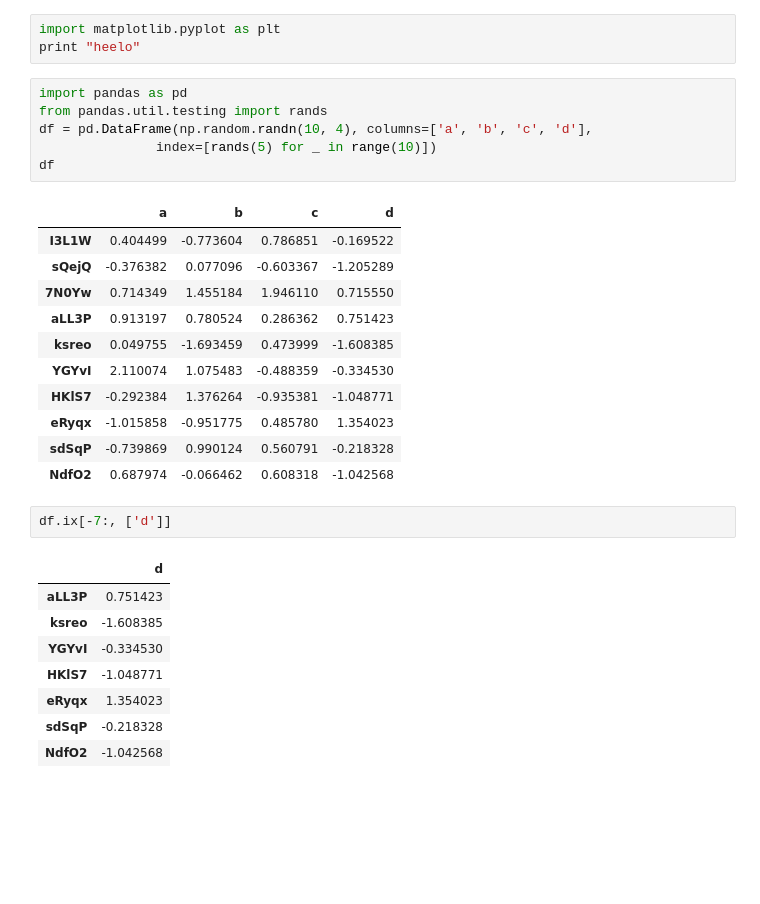
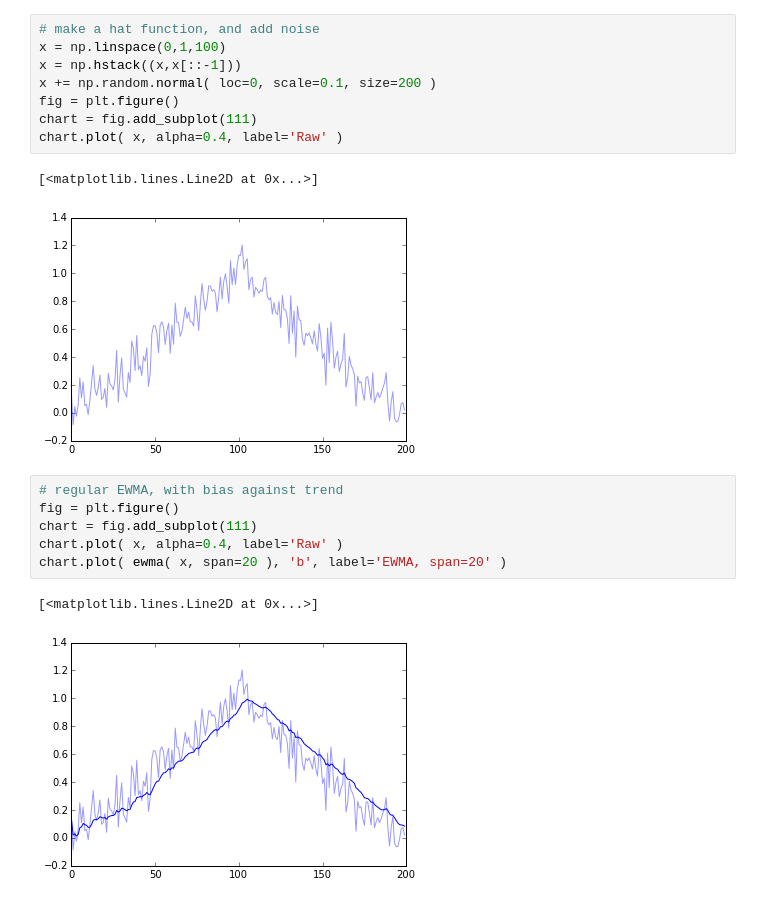
Before and after one commit to rhouck/gdp, a Jupyter notebook: tests.ipynb, the cells around one changed output. Saved outputs shown, nothing was run; the diff lists cells and outputs as text; blank space fills up the shorter version.

```diff
--- a/tests.ipynb
+++ b/tests.ipynb
@@ -637,32 +7,20 @@ Freq: H, dtype: float64
-# %%
-import matplotlib.pyplot as plt
-print "heelo"
-# %%
-import pandas as pd
-from pandas.util.testing import rands
-df = pd.DataFrame(np.random.randn(10, 4), columns=['a', 'b', 'c', 'd'],
-               index=[rands(5) for _ in range(10)])
-df
-# %% [output]
-|  | a | b | c | d |
-| I3L1W | 0.404499 | -0.773604 | 0.786851 | -0.169522 |
-| sQejQ | -0.376382 | 0.077096 | -0.603367 | -1.205289 |
-| 7N0Yw | 0.714349 | 1.455184 | 1.946110 | 0.715550 |
-| aLL3P | 0.913197 | 0.780524 | 0.286362 | 0.751423 |
-| ksreo | 0.049755 | -1.693459 | 0.473999 | -1.608385 |
-| YGYvI | 2.110074 | 1.075483 | -0.488359 | -0.334530 |
-| HKlS7 | -0.292384 | 1.376264 | -0.935381 | -1.048771 |
-| eRyqx | -1.015858 | -0.951775 | 0.485780 | 1.354023 |
-| sdSqP | -0.739869 | 0.990124 | 0.560791 | -0.218328 |
-| NdfO2 | 0.687974 | -0.066462 | 0.608318 | -1.042568 |
-# %%
-df.ix[-7:, ['d']]
-# %% [output]
-|  | d |
-| aLL3P | 0.751423 |
-| ksreo | -1.608385 |
-| YGYvI | -0.334530 |
-| HKlS7 | -1.048771 |
-| eRyqx | 1.354023 |
-| sdSqP | -0.218328 |
-| NdfO2 | -1.042568 |
+# %%
+# make a hat function, and add noise
+x = np.linspace(0,1,100)
+x = np.hstack((x,x[::-1]))
+x += np.random.normal( loc=0, scale=0.1, size=200 )
+fig = plt.figure()
+chart = fig.add_subplot(111)
+chart.plot( x, alpha=0.4, label='Raw' )
+# %% [output]
+[<matplotlib.lines.Line2D at 0x...>]
+[figure, added]
+# %%
+# regular EWMA, with bias against trend
+fig = plt.figure()
+chart = fig.add_subplot(111)
+chart.plot( x, alpha=0.4, label='Raw' )
+chart.plot( ewma( x, span=20 ), 'b', label='EWMA, span=20' )
+# %% [output]
+[<matplotlib.lines.Line2D at 0x...>]
+[figure, added]
```
Also changed, not shown: parts of 72 cells of this notebook, 1 other file.
